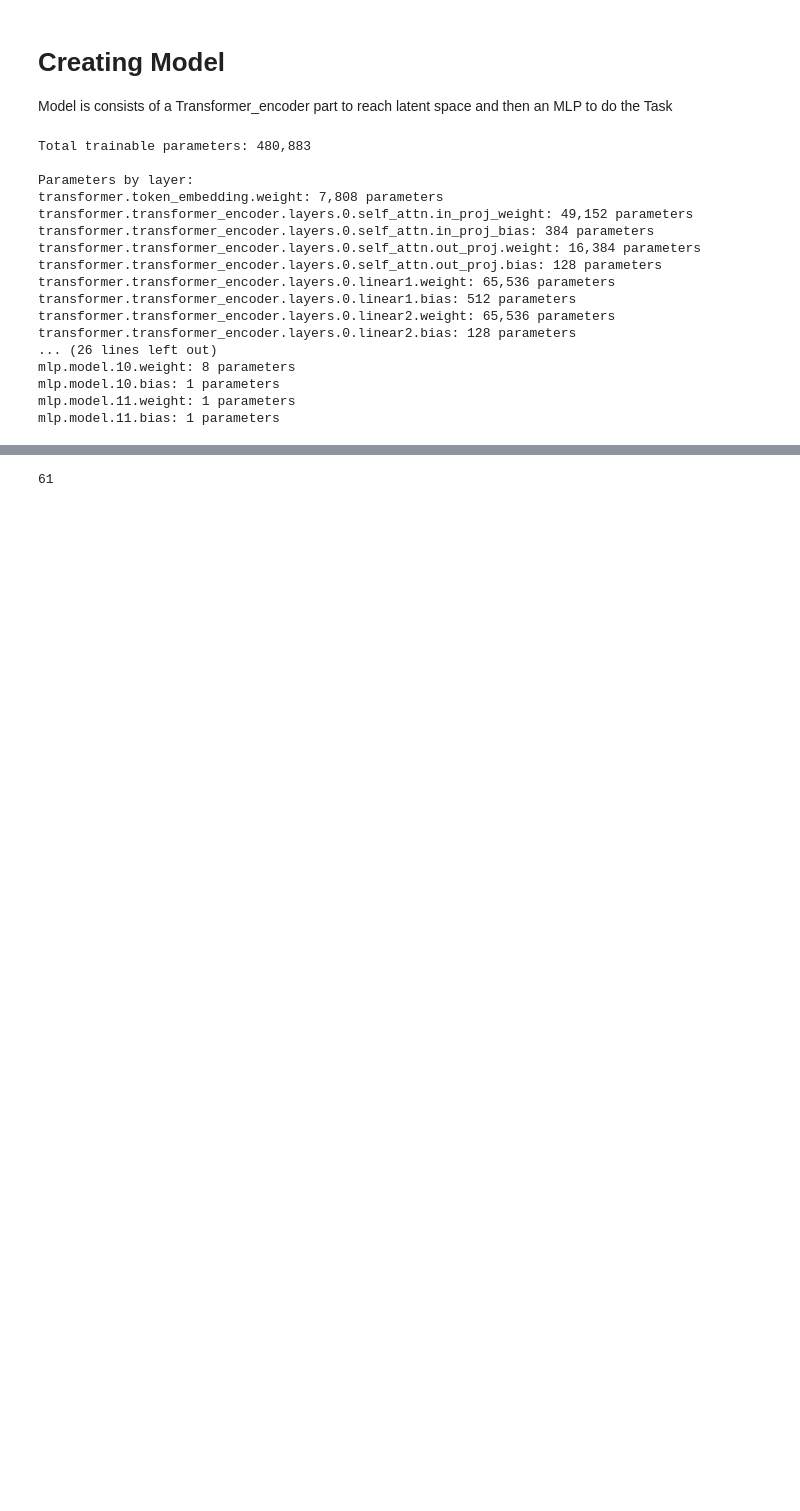
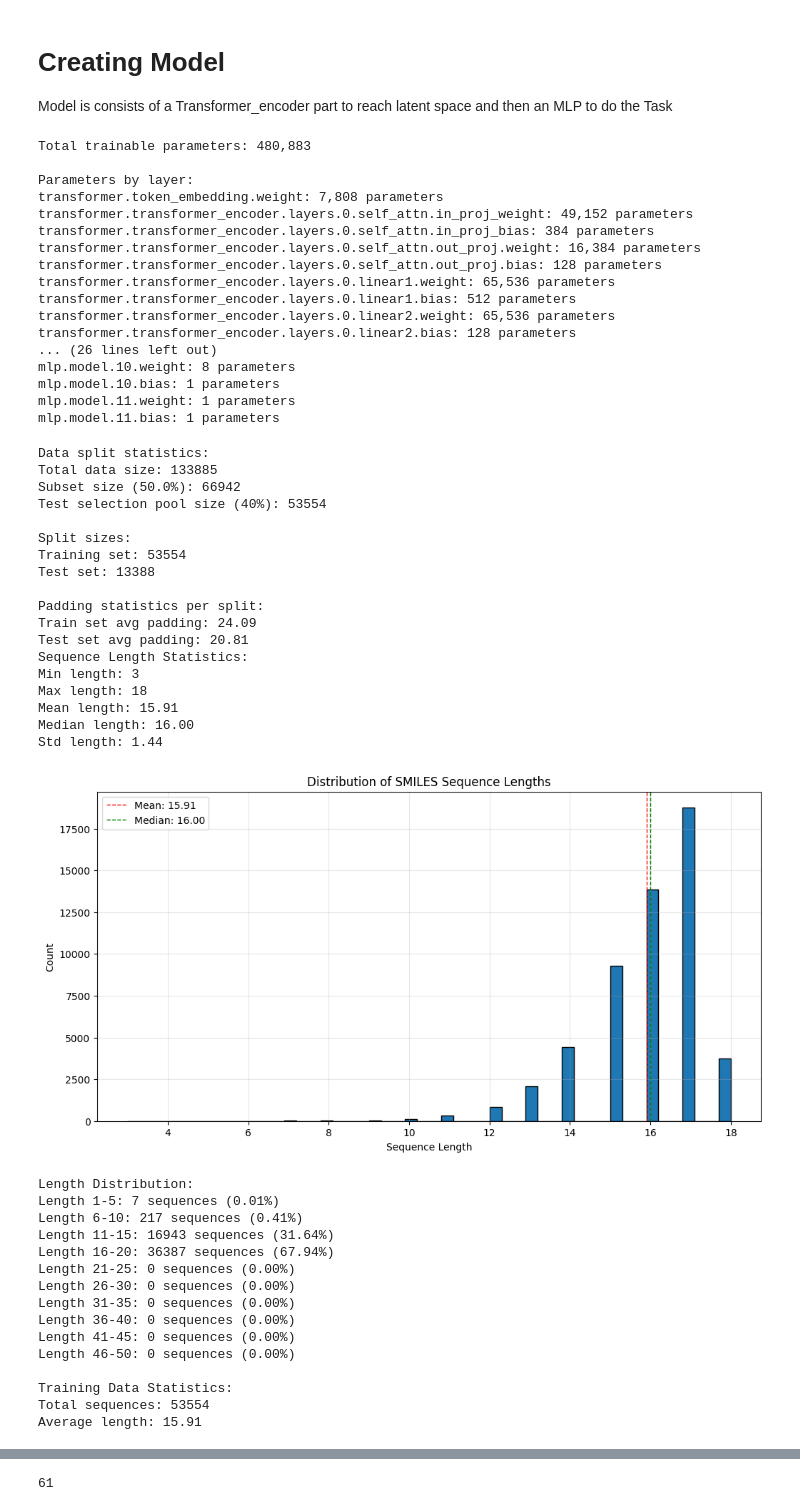
Before and after one commit to Mahdavi78/MoleculeNet, a Jupyter notebook: Main.ipynb, the cells around one changed output, grey strips where cells are left out. Cells and saved outputs as stored; diff of their text form; code cells hidden in the pictures; blank space fills up the shorter version.

```diff
--- a/Main.ipynb
+++ b/Main.ipynb
@@ -215,13 +258,60 @@ import numpy as np
 # %%
 X = smiles_tensor
 # %%
+# Import the function
+from Data.utils import train_x_stats
+from Model.utils import create_train_test_loaders
 # Create data loaders
 torch.manual_seed(42)
 np.random.seed(42)
-train_loader, val_loader, test_loader = create_data_loaders(
+train_loader, test_loader = create_train_test_loaders(
     X=X,
     Y=Y,
-    p=0.5,  # Use p% of data
-    split_ratios=[0.1, 0.18, 0.72],  # [test, val, train] ratios
+    p=0.5,  # Use 50% of data
+    split_ratios=[0.2, 0.8],  # [test, train] ratios
     batch_size=160
 )
+
+
+# Get statistics for training data
+train_stats = train_x_stats(train_loader)
+
+# Access specific statistics
+print("\nTraining Data Statistics:")
+print(f"Total sequences: {train_stats['total_size']}")
+print(f"Average length: {train_stats['mean_length']:.2f}")
+# %% [output]
+Data split statistics:
+Total data size: 133885
+Subset size (50.0%): 66942
+Test selection pool size (40%): 53554
+
+Split sizes:
+Training set: 53554
+Test set: 13388
+
+Padding statistics per split:
+Train set avg padding: 24.09
+Test set avg padding: 20.81
+Sequence Length Statistics:
+Min length: 3
+Max length: 18
+Mean length: 15.91
+Median length: 16.00
+Std length: 1.44
+[figure, added]
+Length Distribution:
+Length 1-5: 7 sequences (0.01%)
+Length 6-10: 217 sequences (0.41%)
+Length 11-15: 16943 sequences (31.64%)
+Length 16-20: 36387 sequences (67.94%)
+Length 21-25: 0 sequences (0.00%)
+Length 26-30: 0 sequences (0.00%)
+Length 31-35: 0 sequences (0.00%)
+Length 36-40: 0 sequences (0.00%)
+Length 41-45: 0 sequences (0.00%)
+Length 46-50: 0 sequences (0.00%)
+
+Training Data Statistics:
+Total sequences: 53554
+Average length: 15.91
```
Also changed, not shown: parts of 4 cells of this notebook, 5 other files.
